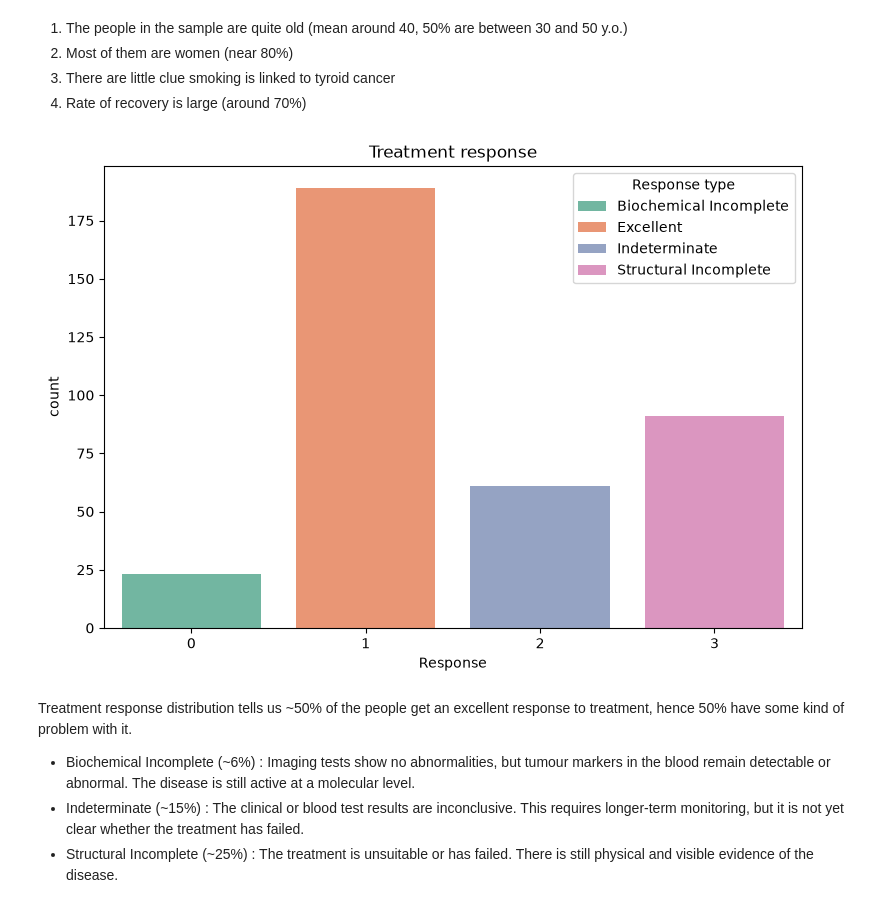
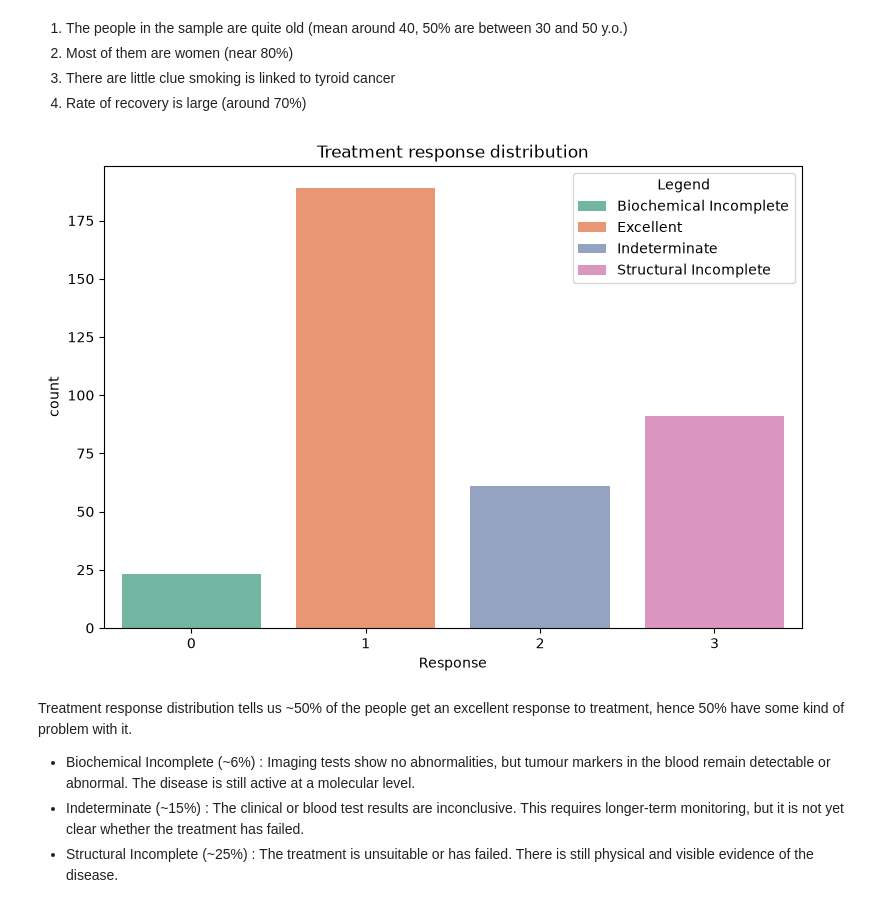
Before and after one commit to asdrz/thyroid-cancer-classification, a Jupyter notebook: main.ipynb, the cells around one changed output. Saved outputs shown, nothing was run; the diff lists cells and outputs as text; code cells hidden in the pictures.

```diff
--- a/main.ipynb
+++ b/main.ipynb
@@ -178,21 +177,21 @@ Passing `palette` without assigning `hue` is deprecated and will be removed in v
 4. Rate of recovery is large (around 70%)
 # %%
 plt.figure(figsize=(9, 6))
-plt.title('Treatment response')
+plt.title('Treatment response distribution')
 
 sns.countplot(data=df, x='Response', hue = 'Response', palette='Set2')
 
 response_labels = [
     'Biochemical Incomplete',
     'Excellent',
     'Indeterminate',
     'Structural Incomplete'
 ]
-plt.legend(labels = response_labels, title = 'Response type')
+plt.legend(labels = response_labels, title = 'Legend')
 
 plt.show()
 # %% [output]
-[figure, old version]
+[figure, new version]
 # %% [markdown]
 Treatment response distribution tells us ~50% of the people get an excellent response to treatment, hence 50% have some kind of problem with it.
 - Biochemical Incomplete (~6%) : Imaging tests show no abnormalities, but tumour markers in the blood remain detectable or abnormal. The disease is still active at a molecular level.
```
Also changed, not shown: parts of 20 cells of this notebook.
